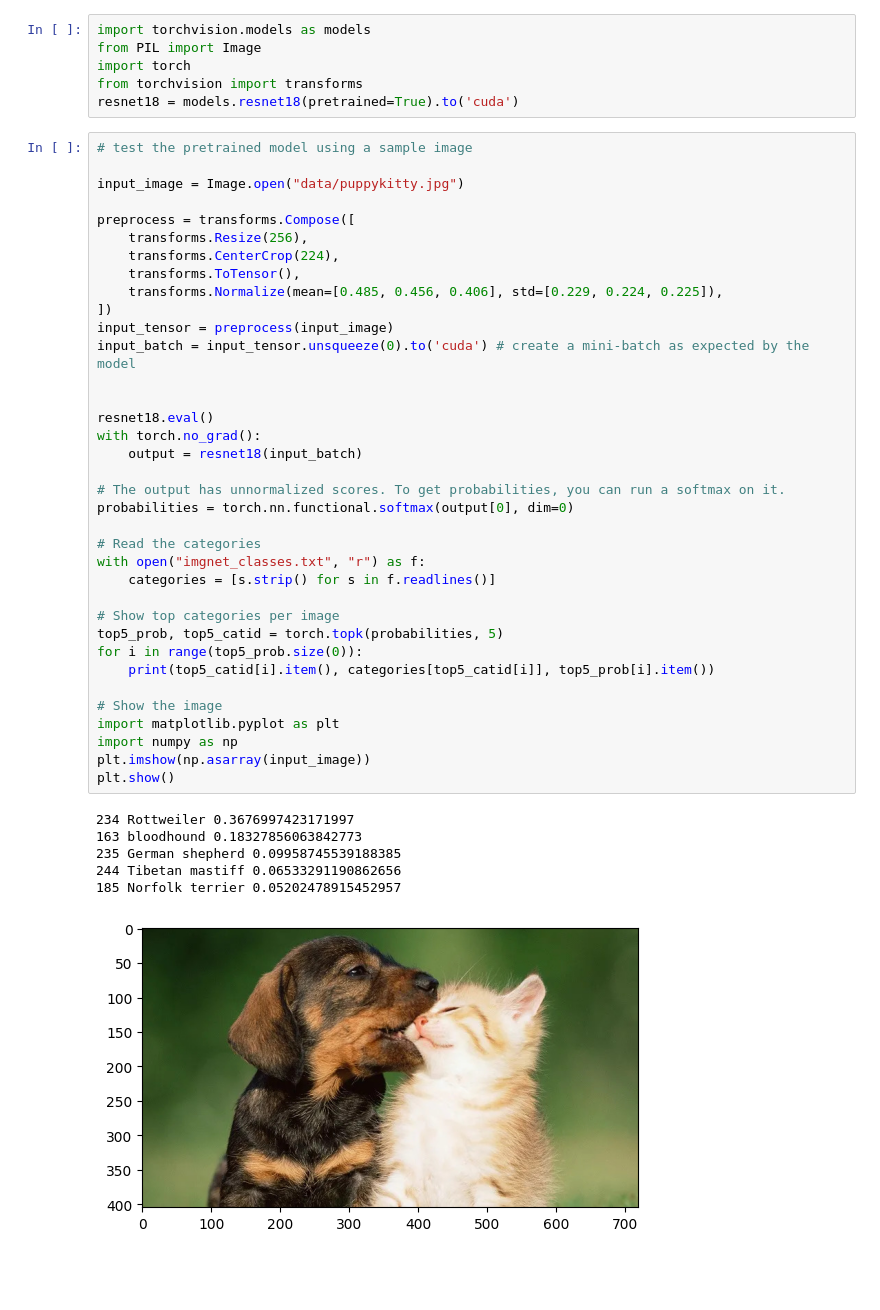
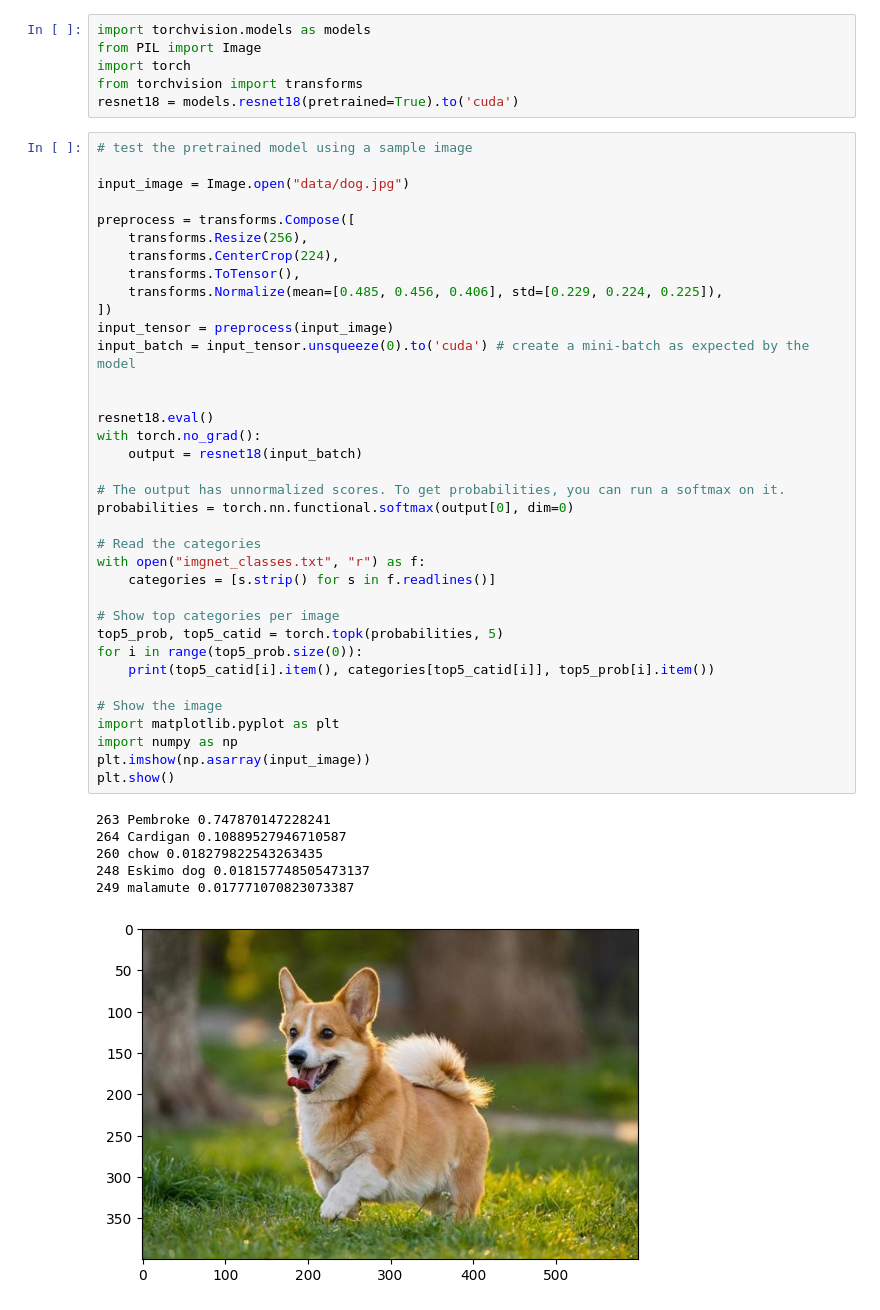
Before and after one commit to LuanAdemi/glime-proto, a Jupyter notebook: test_lime.ipynb, the cells around one changed output. Cells and saved outputs as stored; diff of their text form; blank space fills up the shorter version.

```diff
--- a/test_lime.ipynb
+++ b/test_lime.ipynb
@@ -7,46 +7,46 @@ resnet18 = models.resnet18(pretrained=True).to('cuda')
 # %%
 # test the pretrained model using a sample image
 
-input_image = Image.open("data/puppykitty.jpg")
+input_image = Image.open("data/dog.jpg")
 
 preprocess = transforms.Compose([
     transforms.Resize(256),
     transforms.CenterCrop(224),
     transforms.ToTensor(),
     transforms.Normalize(mean=[0.485, 0.456, 0.406], std=[0.229, 0.224, 0.225]),
 ])
 input_tensor = preprocess(input_image)
 input_batch = input_tensor.unsqueeze(0).to('cuda') # create a mini-batch as expected by the model
 
 
 resnet18.eval()
 with torch.no_grad():
     output = resnet18(input_batch)
 
 # The output has unnormalized scores. To get probabilities, you can run a softmax on it.
 probabilities = torch.nn.functional.softmax(output[0], dim=0)
 
 # Read the categories
 with open("imgnet_classes.txt", "r") as f:
     categories = [s.strip() for s in f.readlines()]
 
 # Show top categories per image
 top5_prob, top5_catid = torch.topk(probabilities, 5)
 for i in range(top5_prob.size(0)):
     print(top5_catid[i].item(), categories[top5_catid[i]], top5_prob[i].item())
 
 # Show the image
 import matplotlib.pyplot as plt
 import numpy as np
 plt.imshow(np.asarray(input_image))
 plt.show()
 # %% [output]
-234 Rottweiler 0.3676997423171997
-163 bloodhound 0.18327856063842773
-235 German shepherd 0.09958745539188385
-244 Tibetan mastiff 0.06533291190862656
-185 Norfolk terrier 0.05202478915452957
+263 Pembroke 0.747870147228241
+264 Cardigan 0.10889527946710587
+260 chow 0.018279822543263435
+248 Eskimo dog 0.018157748505473137
+249 malamute 0.017771070823073387
-[figure, old version]
+[figure, new version]
 # %%
 from lime import BinarySampler, LIMEExplainer, ExponentialKernel
 from skimage.segmentation import slic
```
Also changed, not shown: parts of 2 cells of this notebook, 1 other file.
